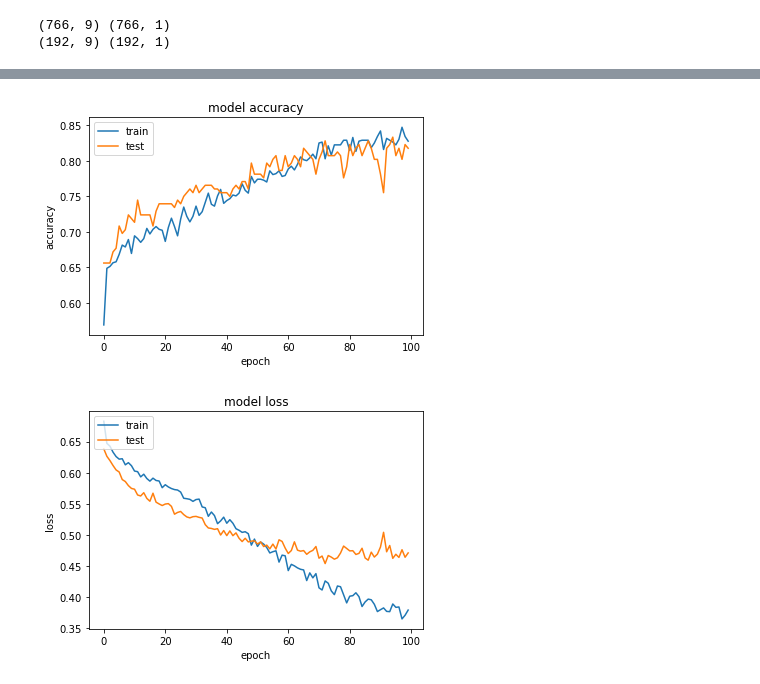
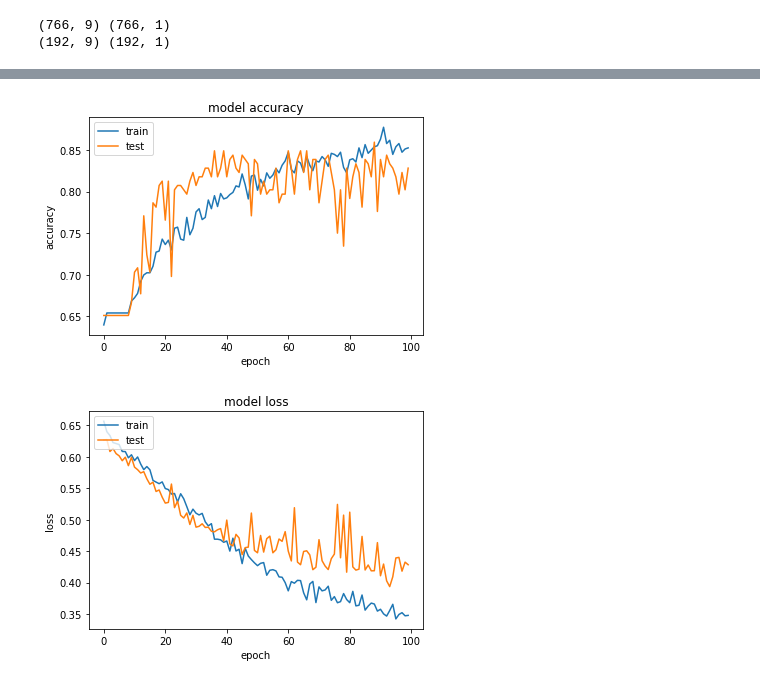
Before and after one commit to alvarogd16/BioInspirada, a Jupyter notebook: 4_Keras/4_1_binaria.ipynb, the cells around one changed output, grey strips where cells are left out. Saved outputs shown, nothing was run; the diff lists cells and outputs as text; code cells hidden in the pictures.

```diff
--- a/4_Keras/4_1_binaria.ipynb
+++ b/4_Keras/4_1_binaria.ipynb
@@ -102,5 +132,5 @@ M=Model2()
 # %%
-History=M.fit(X_train, Y_train, epochs=100, batch_size=4, validation_data=(X_test,Y_test))
+History=M.fit(X_train, Y_train, epochs=100, batch_size=1, validation_data=(X_test,Y_test))
 Show_History(History)
 # %% [output]
 Epoch 1/100
@@ -123,2 +153,2 @@ Epoch 100/100
-[figure, old version]
+[figure, new version]
-[figure, old version]
+[figure, new version]
```
Also changed, not shown: parts of 3 cells of this notebook, 4 other files.
